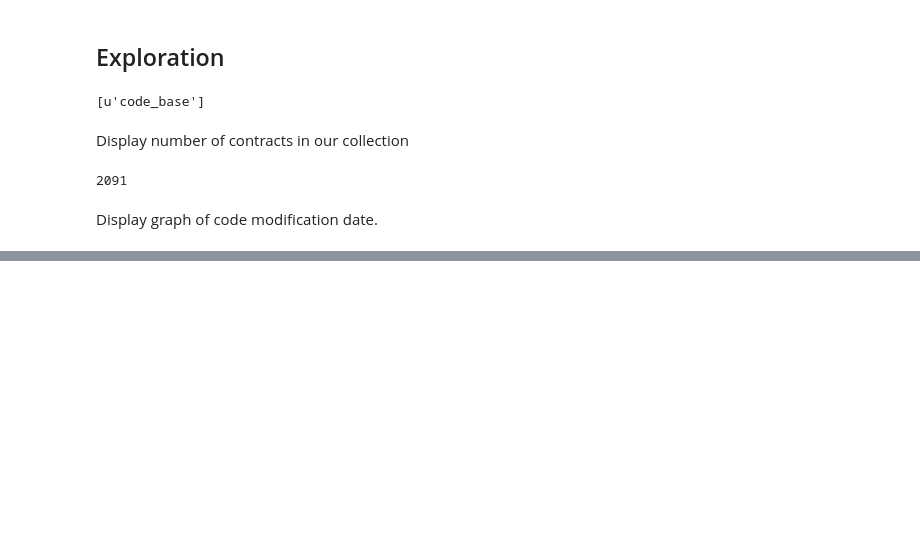
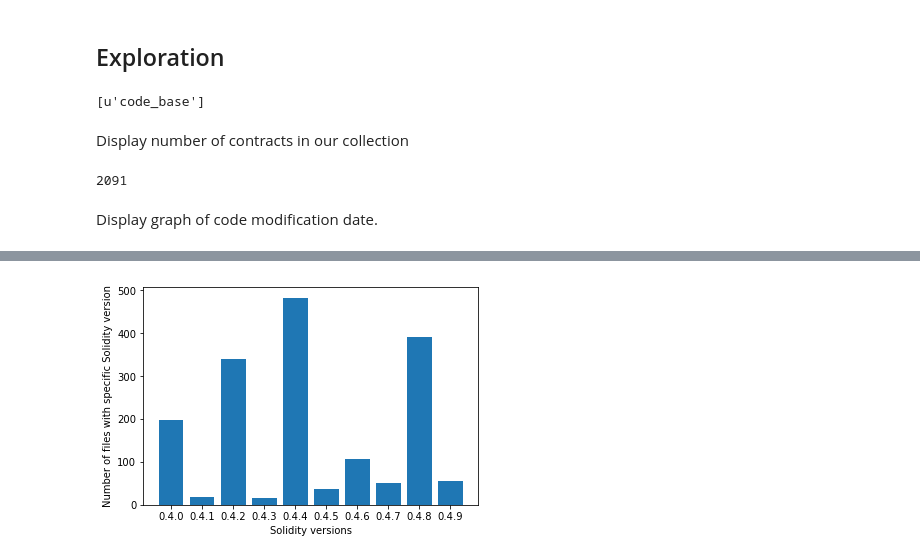
Before and after one commit to nud3l/smart-contract-analysis, a Jupyter notebook: analysis/contract-analysis.ipynb, the cells around one changed output, grey strips where cells are left out. Saved outputs shown, nothing was run; the diff lists cells and outputs as text; code cells hidden in the pictures; blank space fills up the shorter version.

```diff
--- a/analysis/contract-analysis.ipynb
+++ b/analysis/contract-analysis.ipynb
@@ -58,0 +89,15 @@ plt.show()
+# %%
+# Find akeys in nested dictinaries
+# Interesting thread on this: http://stackoverflow.com/questions/9807634/find-all-occurences-of-a-key-in-nested-python-dictionaries-and-lists
+def gen_dict_extract(key, var):
+    if hasattr(var,'iteritems'):
+        for k, v in var.iteritems():
+            if k == key:
+                yield v
+            if isinstance(v, dict):
+                for result in gen_dict_extract(key, v):
+                    yield result
+            elif isinstance(v, list):
+                for d in v:
+                    for result in gen_dict_extract(key, d):
+                        yield result
@@ -58,0 +121,16 @@ plt.show()
+# %%
+versions = Counter(sol_list).items()
+versions.sort(key=itemgetter(0))
+labels, values = zip(*versions)
+
+indexes = np.arange(len(labels))
+width = 0.8
+
+# the barchart of the data
+plt.bar(indexes, values, width)
+plt.xlabel('Solidity versions')
+plt.ylabel('Number of files with specific Solidity version')
+plt.xticks(indexes, labels)
+plt.show()
+# %% [output]
+[figure, added]
```
Also changed, not shown: parts of 11 cells of this notebook, 1 other file.
